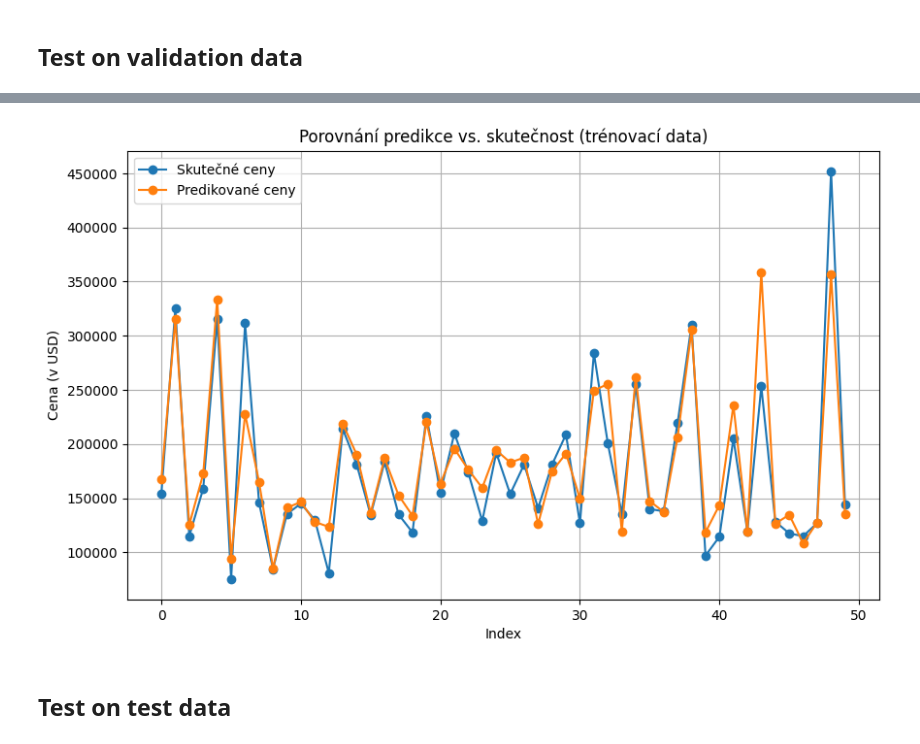
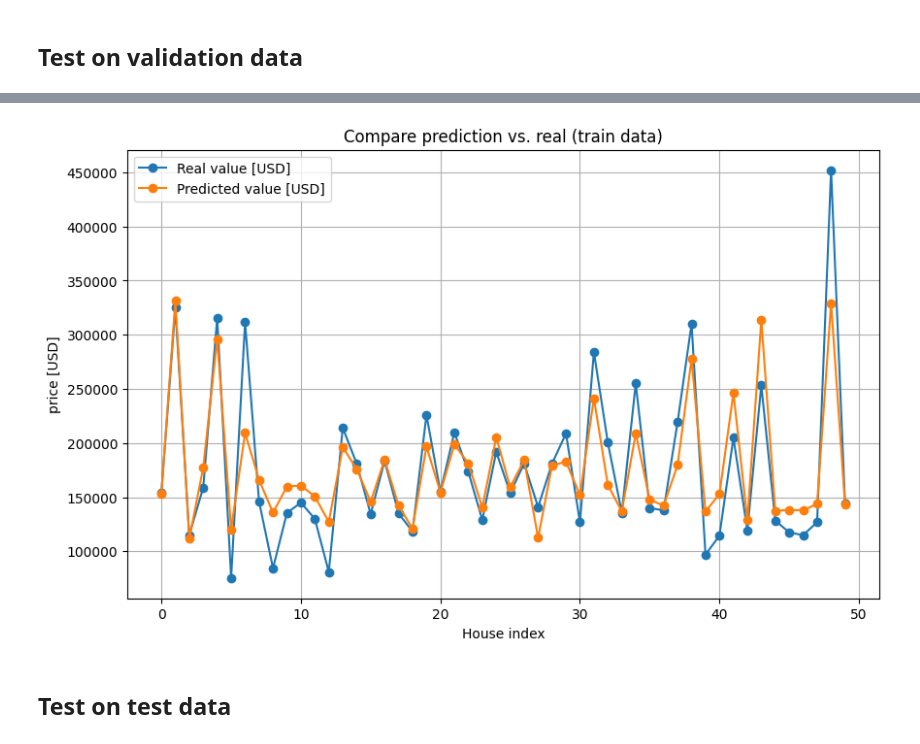
Before and after one commit to svehla-lukas/Kaggle_workShop, a Jupyter notebook: house_prices/dev_col_from_dataDesc.ipynb, the cells around one changed output, grey strips where cells are left out. Drawn from its saved outputs; the diff is of its cells as text; code cells hidden in the pictures.

```diff
--- a/house_prices/dev_col_from_dataDesc.ipynb
+++ b/house_prices/dev_col_from_dataDesc.ipynb
@@ -234,7 +234,7 @@ model.compile(optimizer="adam", loss="mse", metrics=["mae"])
 history = model.fit(
     x_train,
     y_train,
-    epochs=25,
+    epochs=3,
     validation_data=(x_val, y_val),
     batch_size=64,
     callbacks=[early_stop],
@@ -294,11 +277,11 @@ count = 50
 # print(results.head(count))
 
 plt.figure(figsize=(10, 6))
-plt.plot(results["Actual"][:count], marker="o", label="Skutečné ceny")
-plt.plot(results["Predicted"][:count], marker="o", label="Predikované ceny")
-plt.title("Porovnání predikce vs. skutečnost (trénovací data)")
-plt.xlabel("Index")
-plt.ylabel("Cena (v USD)")
+plt.plot(results["Actual"][:count], marker="o", label="Real value [USD]")
+plt.plot(results["Predicted"][:count], marker="o", label="Predicted value [USD]")
+plt.title("Compare prediction vs. real (train data)")
+plt.xlabel("House index")
+plt.ylabel("price [USD]")
 plt.legend()
 plt.grid(True)
 plt.show()
@@ -307,4 +290,4 @@ plt.show()
-[figure, old version]
+[figure, new version]
 # %% [markdown]
 ## Test on test data
 # %% [markdown]
```
Also changed, not shown: parts of 7 cells of this notebook.
